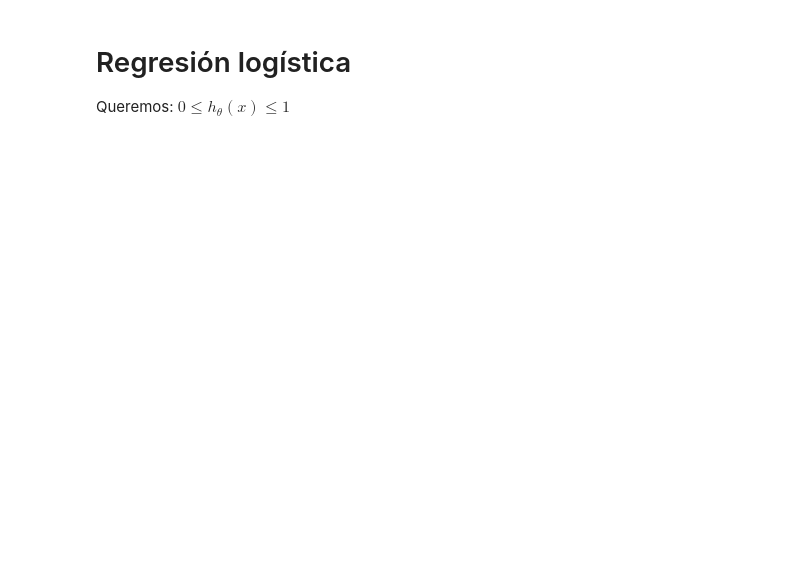
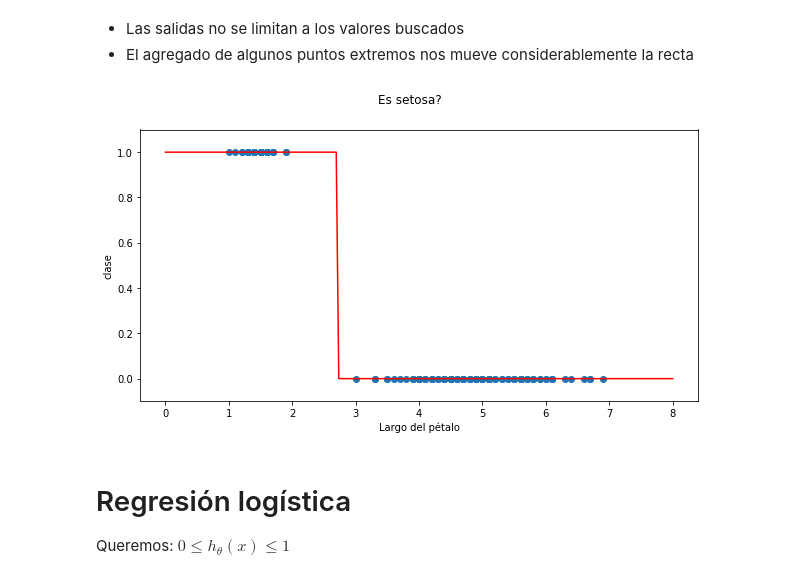
Before and after one commit to ucseml-team/machine-learning-course, a Jupyter notebook: logistic_regression.ipynb, the cells around one changed output. Drawn from its saved outputs; the diff is of its cells as text; code cells hidden in the pictures; blank space fills up the shorter version.

```diff
--- a/logistic_regression.ipynb
+++ b/logistic_regression.ipynb
@@ -33,3 +64,11 @@
+# %% [markdown]
+* Las salidas no se limitan a los valores buscados
+* El agregado de algunos puntos extremos nos mueve considerablemente la recta
+# %%
+logistic_regression = LogisticRegression().fit(data[['petal_length']], data.es_setosa)
+plot_uni_var(logistic_regression)
+# %% [output]
+[figure, added]
 # %% [markdown]
 # Regresión logística
 
```
Also changed, not shown: parts of 34 cells of this notebook.
